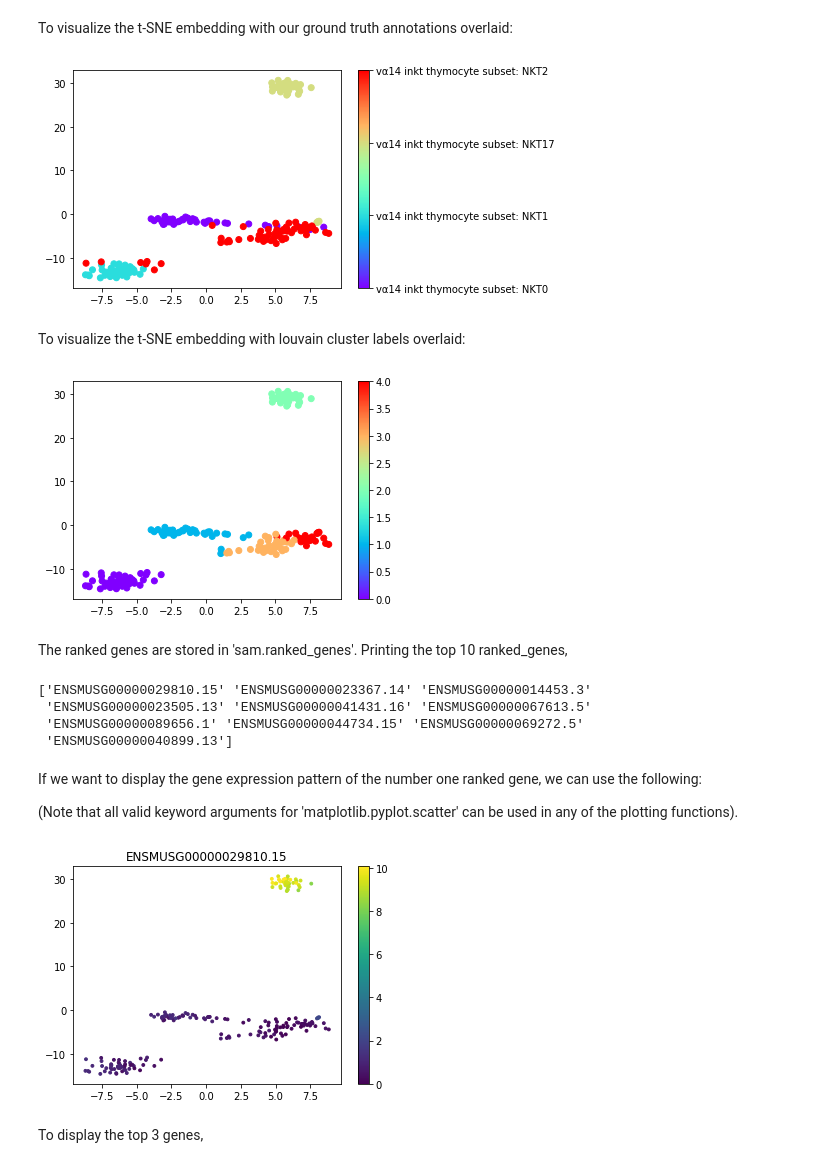
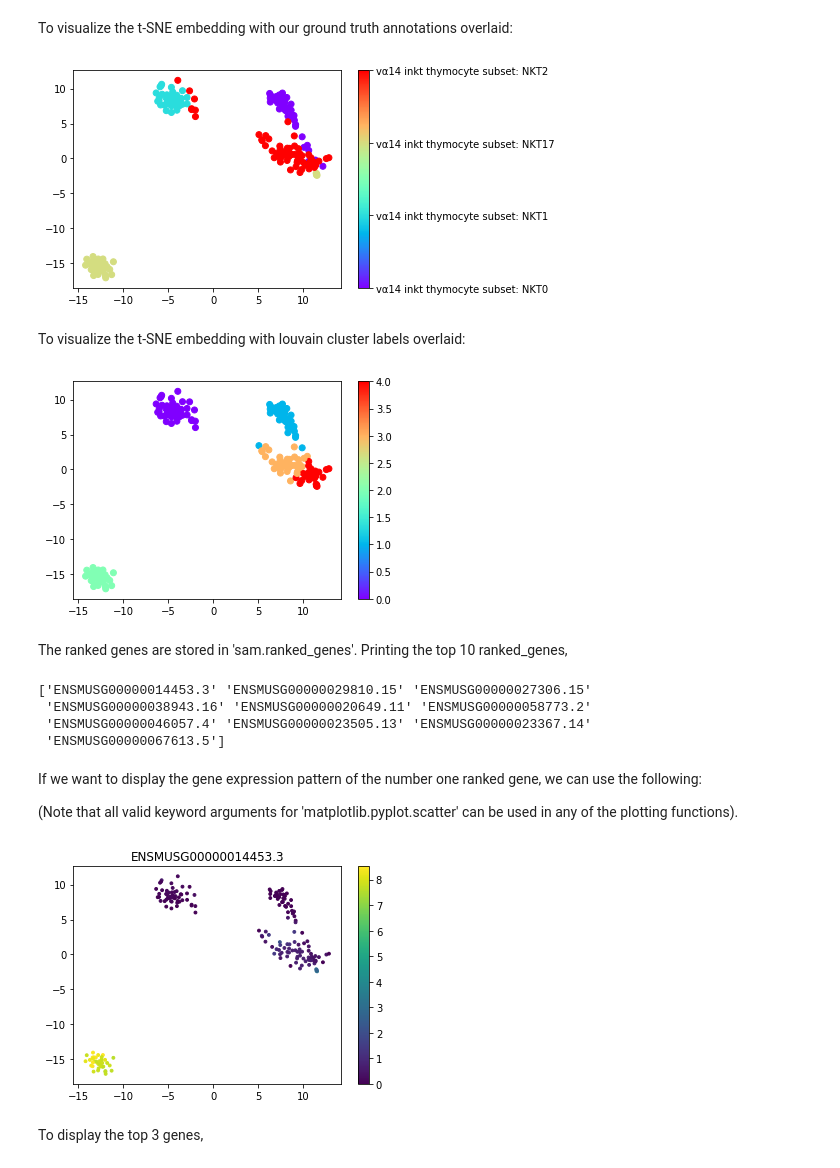
Before and after one commit to atarashansky/self-assembling-manifold, a Jupyter notebook: tutorial/Quickstart SAM tutorial.ipynb, the cells around one changed output. Cells and saved outputs as stored; diff of their text form; code cells hidden in the pictures.

```diff
--- a/tutorial/Quickstart SAM tutorial.ipynb
+++ b/tutorial/Quickstart SAM tutorial.ipynb
@@ -44,3 +45,6 @@ Elapsed time: 9.460774898529053 seconds
+# %%
+sam.run_tsne();
+sam.run_umap();
 # %% [markdown]
 To cluster cells using louvain clustering with resolution parameter set to 1:
 # %%
@@ -74,30 +78,30 @@ To visualize the t-SNE embedding with our ground truth annotations overlaid:
 # %%
 sam.scatter(c=sam.annotations)
 # %% [output]
-[figure, old version]
+[figure, new version]
 # %% [markdown]
 To visualize the t-SNE embedding with louvain cluster labels overlaid:
 # %%
 sam.scatter(c=sam.cluster_labels)
 # %% [output]
-[figure, old version]
+[figure, new version]
 # %% [markdown]
 The ranked genes are stored in 'sam.ranked_genes'. Printing the top 10 ranked_genes,
 # %%
 print( sam.ranked_genes[:10] )
 # %% [output]
-['ENSMUSG00000029810.15' 'ENSMUSG00000023367.14' 'ENSMUSG00000014453.3'
- 'ENSMUSG00000023505.13' 'ENSMUSG00000041431.16' 'ENSMUSG00000067613.5'
- 'ENSMUSG00000089656.1' 'ENSMUSG00000044734.15' 'ENSMUSG00000069272.5'
- 'ENSMUSG00000040899.13']
+['ENSMUSG00000014453.3' 'ENSMUSG00000029810.15' 'ENSMUSG00000027306.15'
+ 'ENSMUSG00000038943.16' 'ENSMUSG00000020649.11' 'ENSMUSG00000058773.2'
+ 'ENSMUSG00000046057.4' 'ENSMUSG00000023505.13' 'ENSMUSG00000023367.14'
+ 'ENSMUSG00000067613.5']
 # %% [markdown]
 If we want to display the gene expression pattern of the number one ranked gene, we can use the following:
 
 (Note that all valid keyword arguments for 'matplotlib.pyplot.scatter' can be used in any of the plotting functions).
 # %%
-sam.show_gene_expression( sam.ranked_genes[0], s=8, cmap='viridis' )
+sam.show_gene_expression( sam.ranked_genes[0], s=8, cmap='viridis', projection='tsne')
 # %% [output]
-[figure, old version]
+[figure, new version]
 # %% [markdown]
 To display the top 3 genes,
 # %%
```
Also changed, not shown: parts of 11 cells of this notebook, 1 other file.
